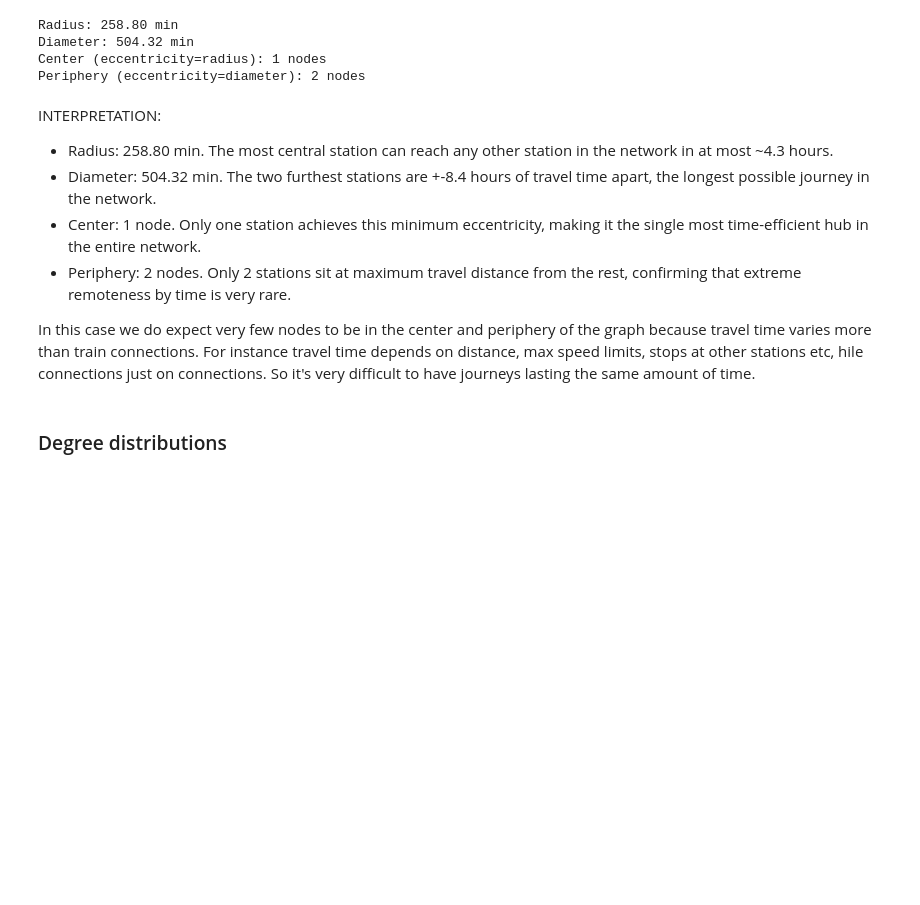
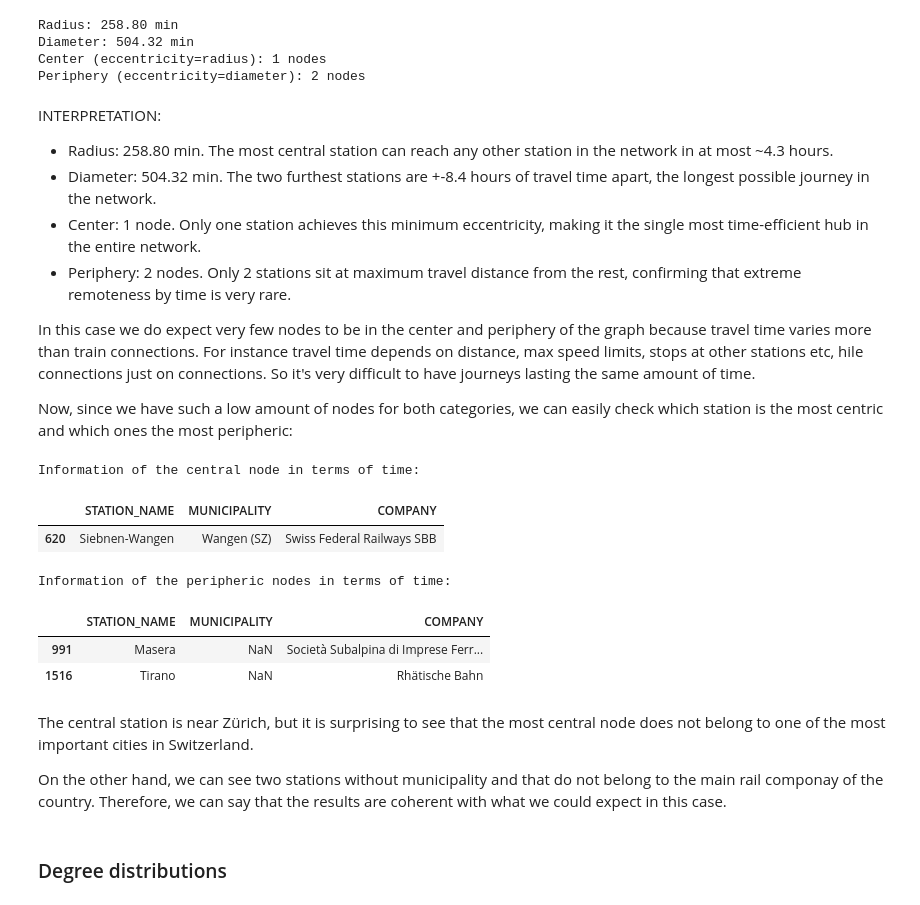
Before and after one commit to alvarosg285/swiss_railway_complex_network, a Jupyter notebook: main.ipynb, the cells around one changed output. Drawn from its saved outputs; the diff is of its cells as text; code cells hidden in the pictures; blank space fills up the shorter version.

```diff
--- a/main.ipynb
+++ b/main.ipynb
@@ -1247,5 +1264,31 @@ INTERPRETATION:
 - Periphery: 2 nodes. Only 2 stations sit at maximum travel distance from the rest, confirming that extreme remoteness by time is very rare.
 
 In this case we do expect very few nodes to be in the center and periphery of the graph because travel time varies more than train connections. For instance travel time depends on distance, max speed limits, stops at other stations etc, hile connections just on connections. So it's very difficult to have journeys lasting the same amount of time.
+
+Now, since we have such a low amount of nodes for both categories, we can easily check which station is the most centric and which ones the most peripheric:
+# %%
+central_node = center_w[0]
+info_centro = df_nodes[df_nodes['BPUIC'] == central_node][['STATION_NAME', 'MUNICIPALITY', 'COMPANY']]
+
+print("\nInformation of the central node in terms of time:")
+display(info_centro)
+
+
+info_periphery = df_nodes[df_nodes['BPUIC'].isin(periphery_w)][['STATION_NAME', 'MUNICIPALITY', 'COMPANY']]
+
+print("\nInformation of the peripheric nodes in terms of time:")
+display(info_periphery)
+# %% [output]
+Information of the central node in terms of time:
+|  | STATION_NAME | MUNICIPALITY | COMPANY |
+| 620 | Siebnen-Wangen | Wangen (SZ) | Swiss Federal Railways SBB |
+Information of the peripheric nodes in terms of time:
+|  | STATION_NAME | MUNICIPALITY | COMPANY |
+| 991 | Masera | NaN | Società Subalpina di Imprese Ferr... |
+| 1516 | Tirano | NaN | Rhätische Bahn |
+# %% [markdown]
+The central station is near Zürich, but it is surprising to see that the most central node does not belong to one of the most important cities in Switzerland.
+
+On the other hand, we can see two stations without municipality and that do not belong to the main rail componay of the country. Therefore, we can say that the results are coherent with what we could expect in this case.
 # %% [markdown]
 ### Degree distributions
```
Also changed, not shown: parts of 8 cells of this notebook.
